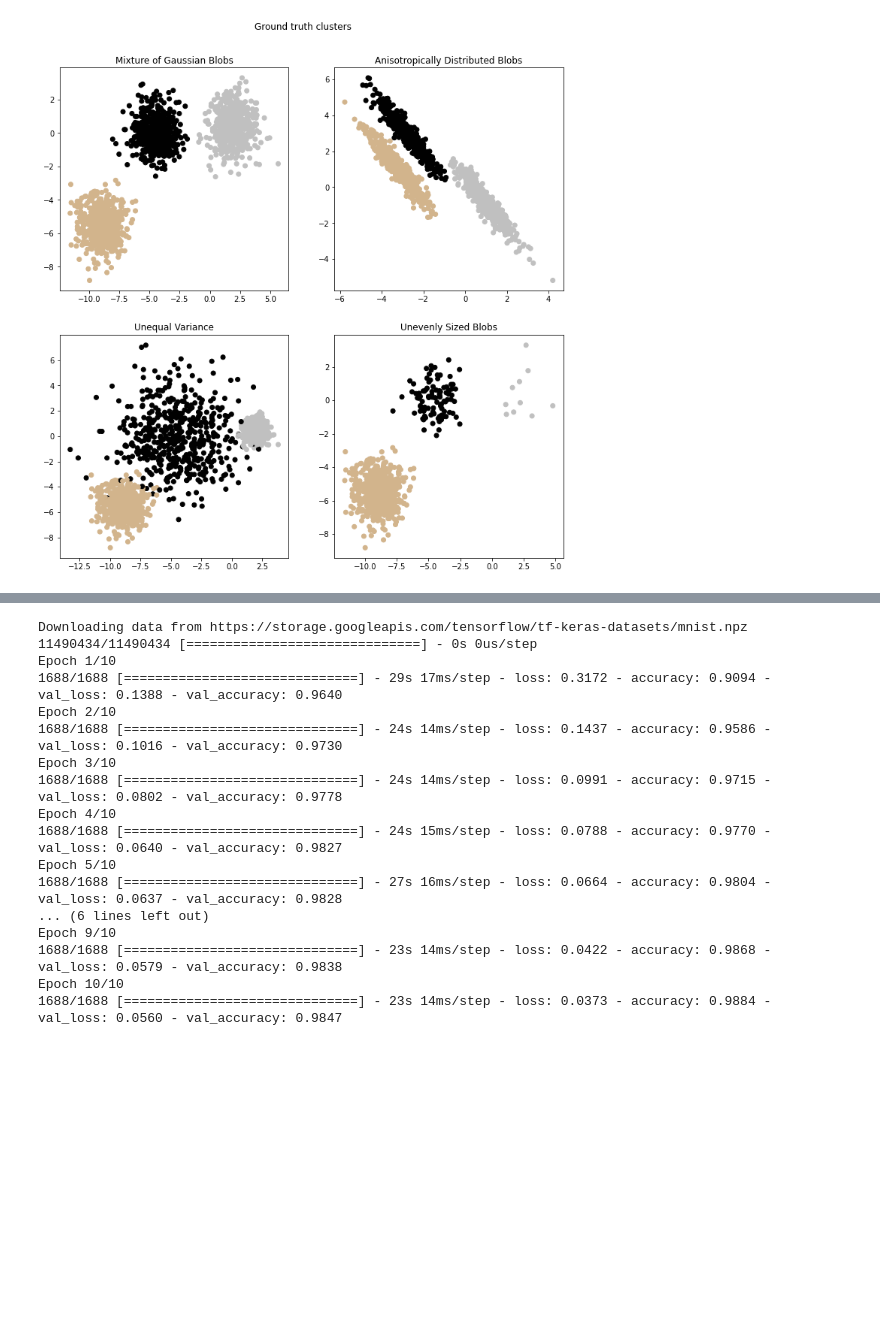
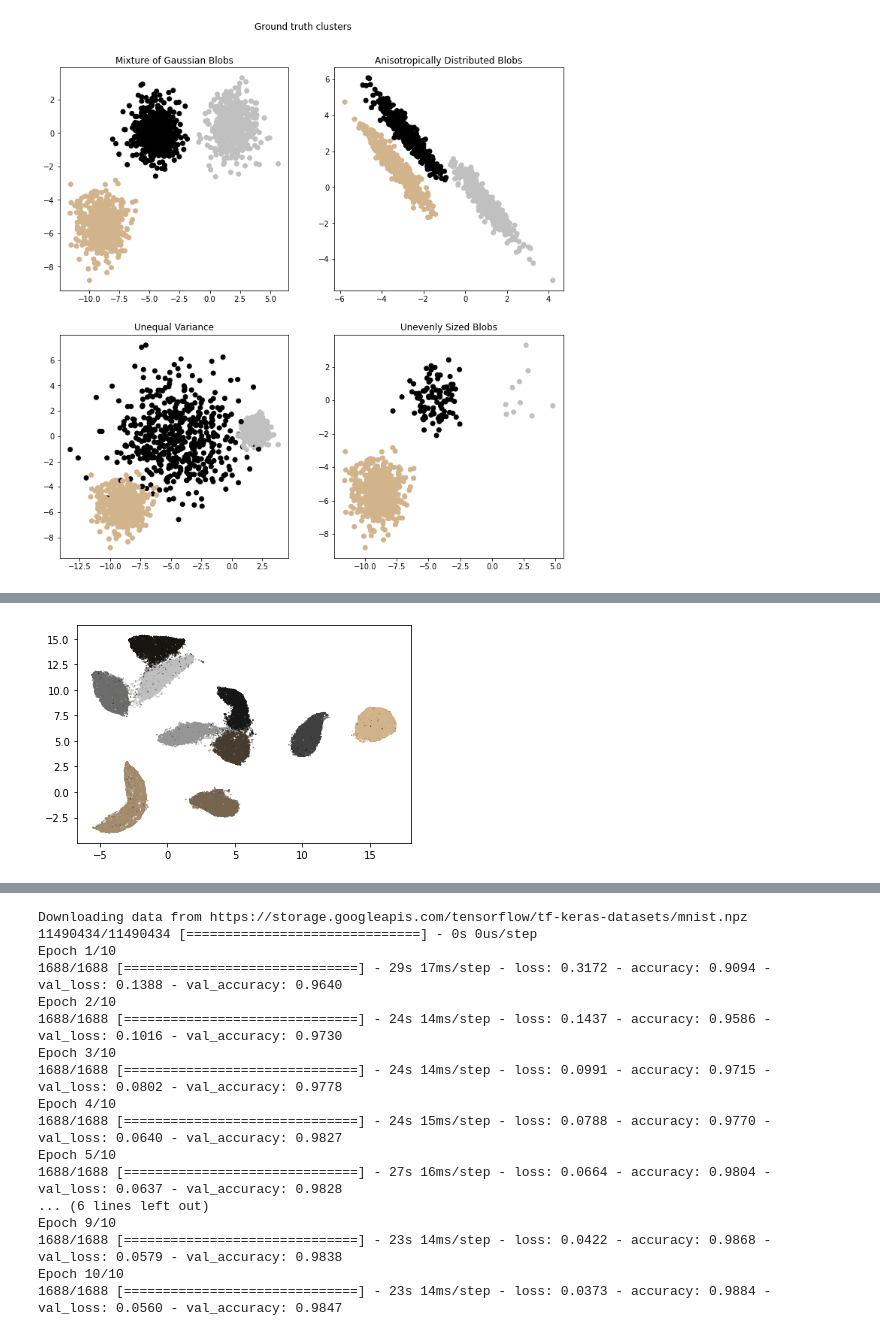
Before and after one commit to spribylova/Python_Clustering, a Jupyter notebook: Clustering.ipynb, the cells around one changed output, grey strips where cells are left out. Cells and saved outputs as stored; diff of their text form; code cells hidden in the pictures; blank space fills up the shorter version.

```diff
--- a/Clustering.ipynb
+++ b/Clustering.ipynb
@@ -118,0 +309,8 @@ plt.show()
+# %%
+mnist = fetch_openml('mnist_784', version=1)
+mnist.target = mnist.target.astype(int)
+# %%
+standard_embedding = umap.UMAP(random_state=42).fit_transform(mnist.data)
+plt.scatter(standard_embedding[:, 0], standard_embedding[:, 1], c=mnist.target.astype(int), s=0.1, cmap=my_cmap);
+# %% [output]
+[figure, added]
```
Also changed, not shown: parts of 9 cells of this notebook.
